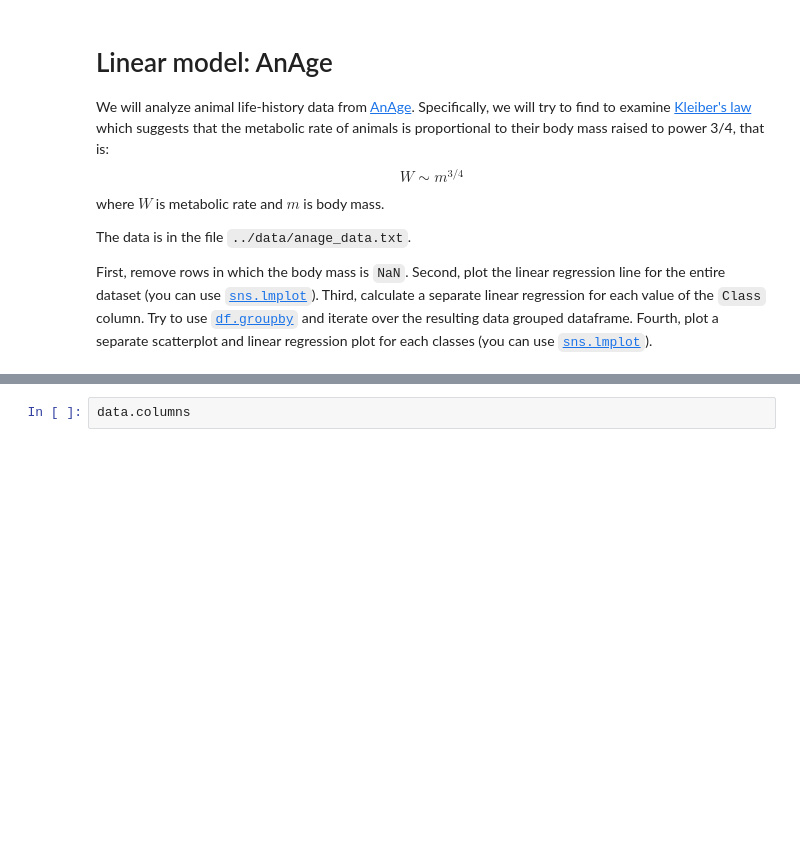
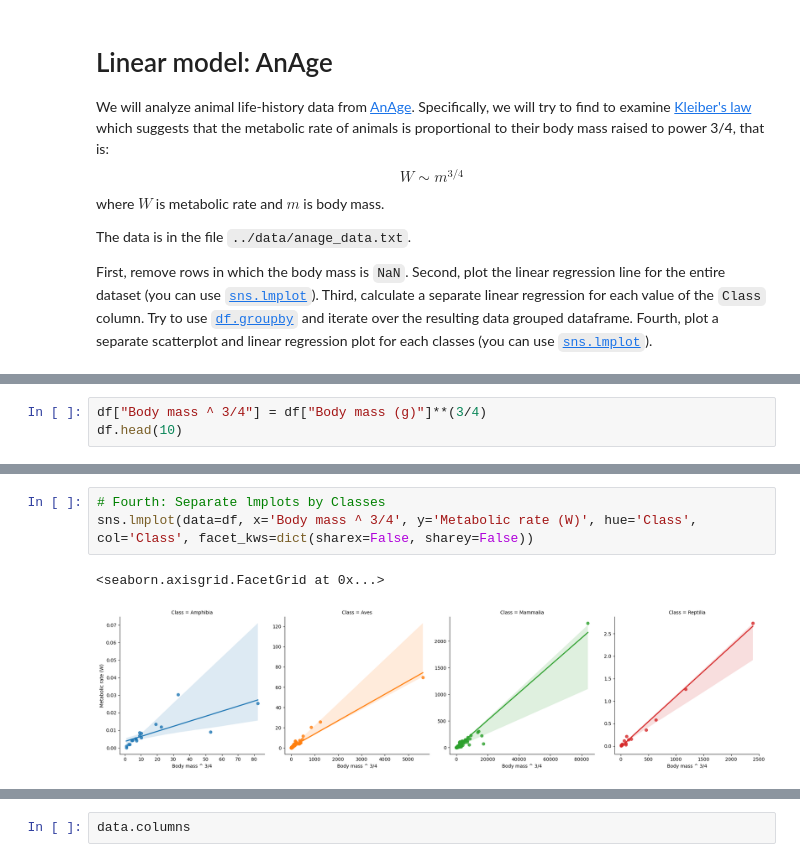
Before and after one commit to manashchak/mcb-RAW, a Jupyter notebook: Learnings/KLA-IntroToDeepLearning/DataSciPy-kla2025/exercises/linear-anage.ipynb, the cells around one changed output, grey strips where cells are left out. Drawn from its saved outputs; the diff is of its cells as text; blank space fills up the shorter version.

```diff
--- a/Learnings/KLA-IntroToDeepLearning/DataSciPy-kla2025/exercises/linear-anage.ipynb
+++ b/Learnings/KLA-IntroToDeepLearning/DataSciPy-kla2025/exercises/linear-anage.ipynb
@@ -16,0 +75,3 @@ Fourth, plot a separate scatterplot and linear regression plot for each classes
+# %%
+df["Body mass ^ 3/4"] = df["Body mass (g)"]**(3/4)
+df.head(10)
@@ -17 +126,7 @@ Fourth, plot a separate scatterplot and linear regression plot for each classes
+# %%
+# Fourth: Separate lmplots by Classes
+sns.lmplot(data=df, x='Body mass ^ 3/4', y='Metabolic rate (W)', hue='Class', col='Class', facet_kws=dict(sharex=False, sharey=False))
+# %% [output]
+<seaborn.axisgrid.FacetGrid at 0x...>
+[figure, added]
 # %%
```
Also changed, not shown: parts of 9 cells of this notebook, 1 other file.
